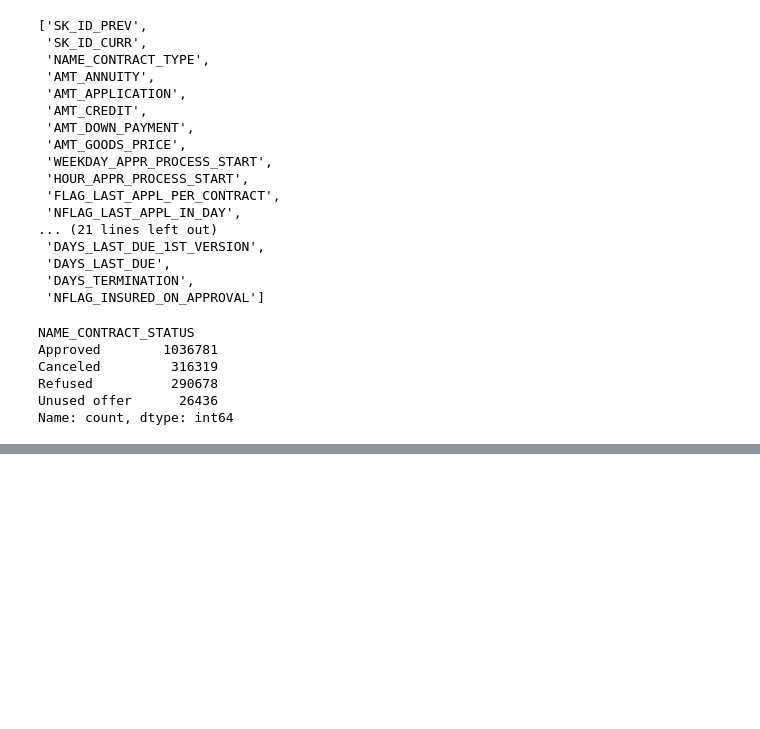
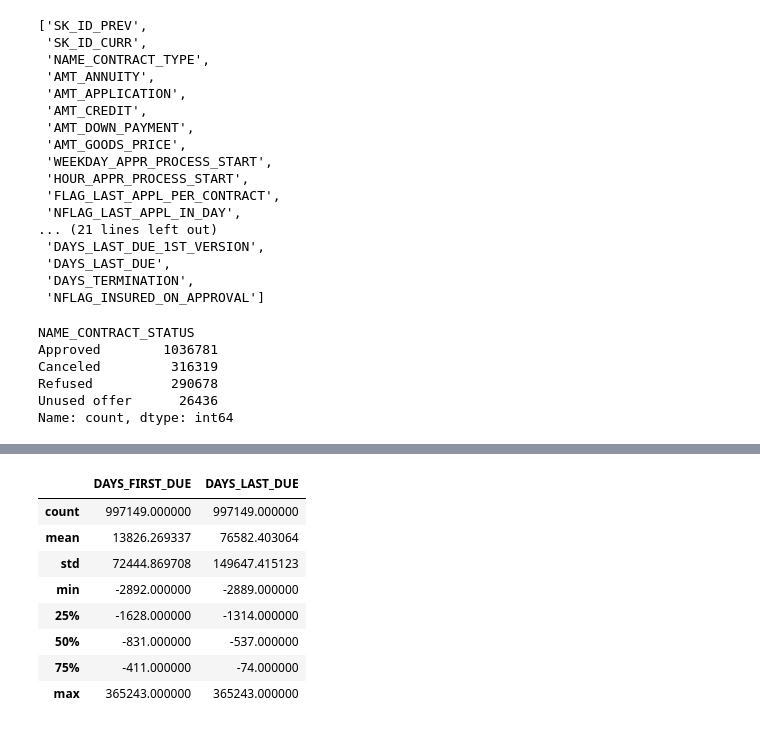
Before and after one commit to DevendraRaj58/Loan-Intelligence-Platform, a Jupyter notebook: notebooks/02_database_reverse_engineering.ipynb, the cells around one changed output, grey strips where cells are left out. Saved outputs shown, nothing was run; the diff lists cells and outputs as text; code cells hidden in the pictures; blank space fills up the shorter version.

Commit message:
feat: complete previous_application feature engineering

```diff
--- a/notebooks/02_database_reverse_engineering.ipynb
+++ b/notebooks/02_database_reverse_engineering.ipynb
@@ -584,0 +657,14 @@ Name: count, dtype: int64
+# %%
+previous_application[
+    ["DAYS_FIRST_DUE", "DAYS_LAST_DUE"]
+].describe()
+# %% [output]
+|  | DAYS_FIRST_DUE | DAYS_LAST_DUE |
+| count | 997149.000000 | 997149.000000 |
+| mean | 13826.269337 | 76582.403064 |
+| std | 72444.869708 | 149647.415123 |
+| min | -2892.000000 | -2889.000000 |
+| 25% | -1628.000000 | -1314.000000 |
+| 50% | -831.000000 | -537.000000 |
+| 75% | -411.000000 | -74.000000 |
+| max | 365243.000000 | 365243.000000 |
```
Also changed, not shown: parts of 6 cells of this notebook, 2 other files.
